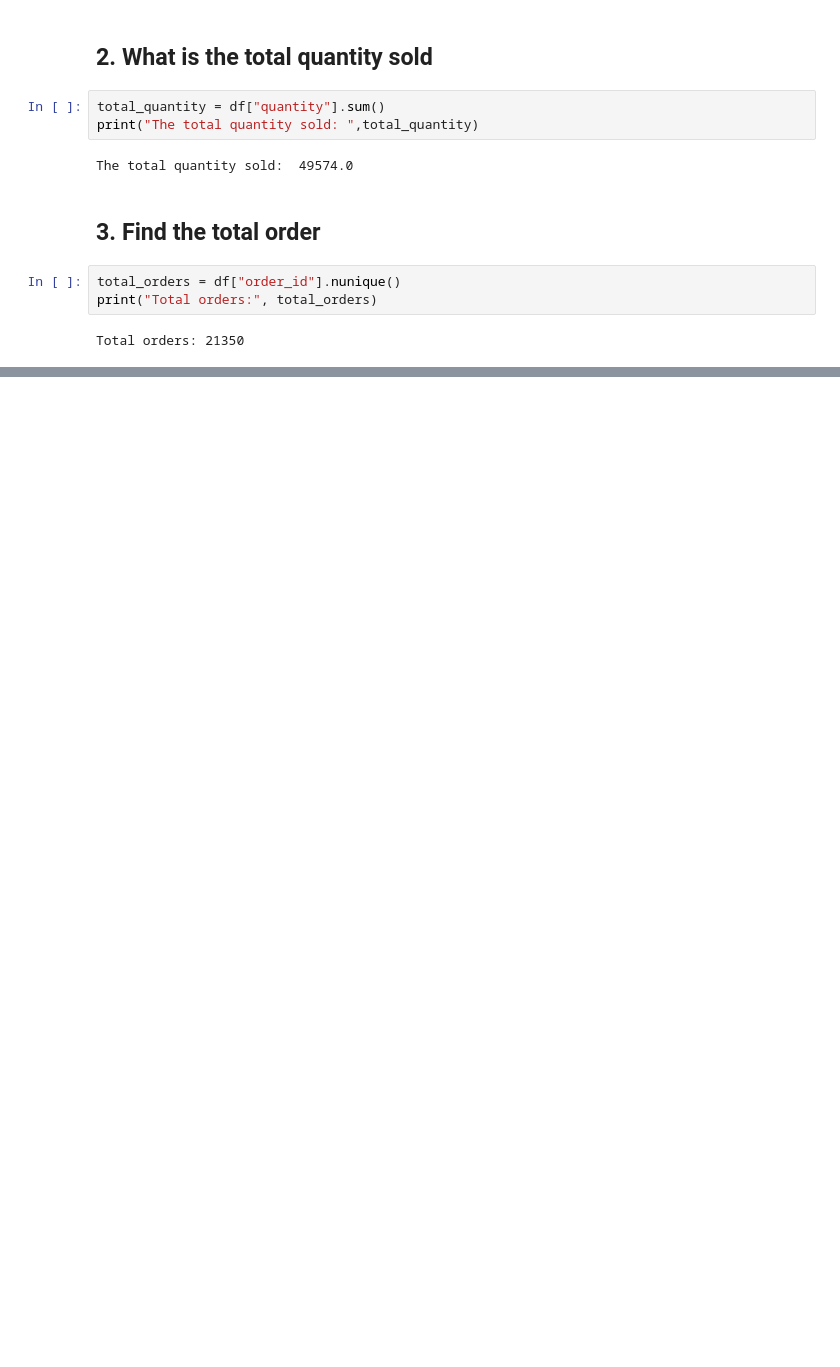
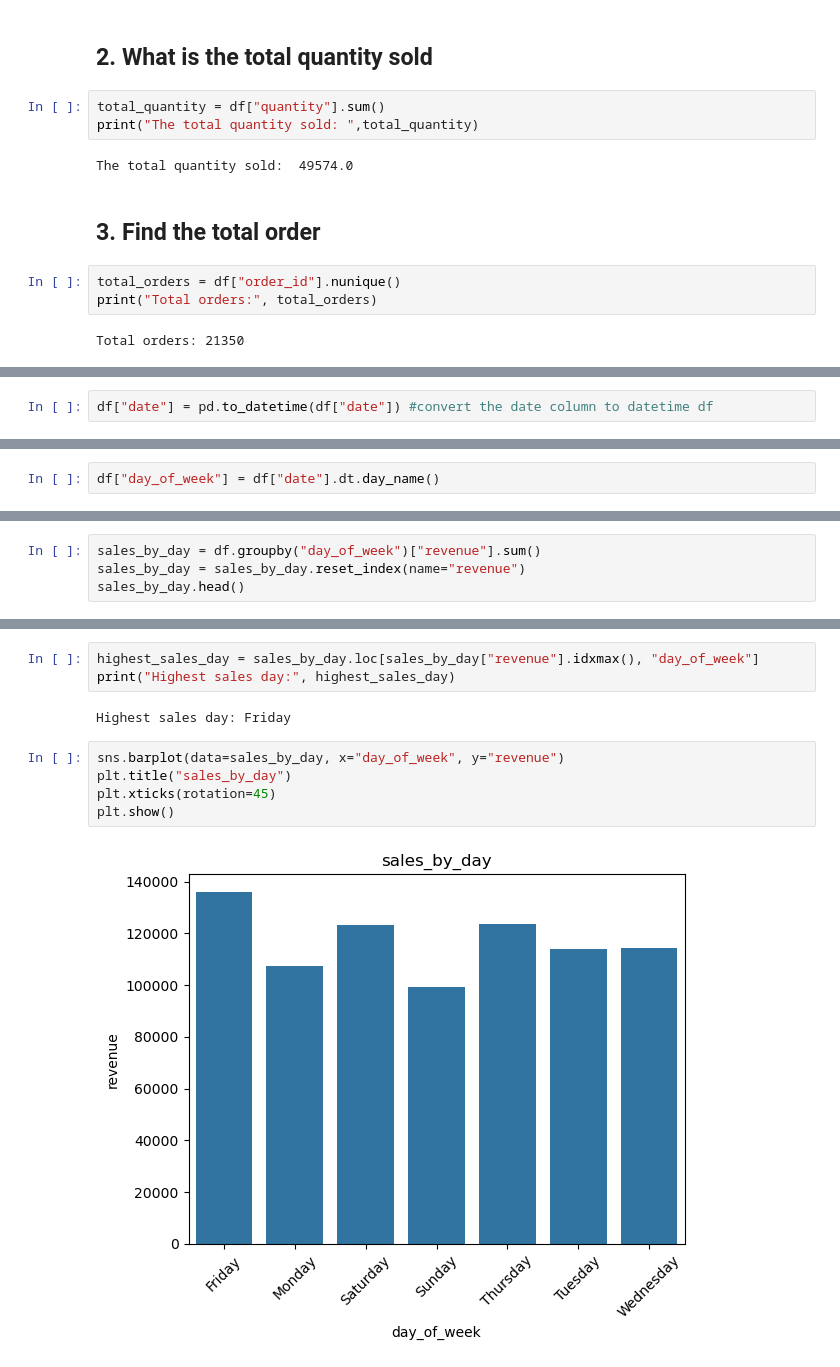
Before and after one commit to Ilumiles/Pizza_Place_Sales, a Jupyter notebook: Pizza_solution.ipynb, the cells around one changed output, grey strips where cells are left out. Drawn from its saved outputs; the diff is of its cells as text; blank space fills up the shorter version.

```diff
--- a/Pizza_solution.ipynb
+++ b/Pizza_solution.ipynb
@@ -217,0 +278,2 @@ Total orders: 21350
+# %%
+df["date"] = pd.to_datetime(df["date"]) #convert the date column to datetime df
@@ -217,0 +300,2 @@ Total orders: 21350
+# %%
+df["day_of_week"] = df["date"].dt.day_name()
@@ -217,0 +311,4 @@ Total orders: 21350
+# %%
+sales_by_day = df.groupby("day_of_week")["revenue"].sum()
+sales_by_day = sales_by_day.reset_index(name="revenue")
+sales_by_day.head()
@@ -217,0 +322,12 @@ Total orders: 21350
+# %%
+highest_sales_day = sales_by_day.loc[sales_by_day["revenue"].idxmax(), "day_of_week"]
+print("Highest sales day:", highest_sales_day)
+# %% [output]
+Highest sales day: Friday
+# %%
+sns.barplot(data=sales_by_day, x="day_of_week", y="revenue")
+plt.title("sales_by_day")
+plt.xticks(rotation=45)
+plt.show()
+# %% [output]
+[figure, added]
```
Also changed, not shown: parts of 17 cells of this notebook.
